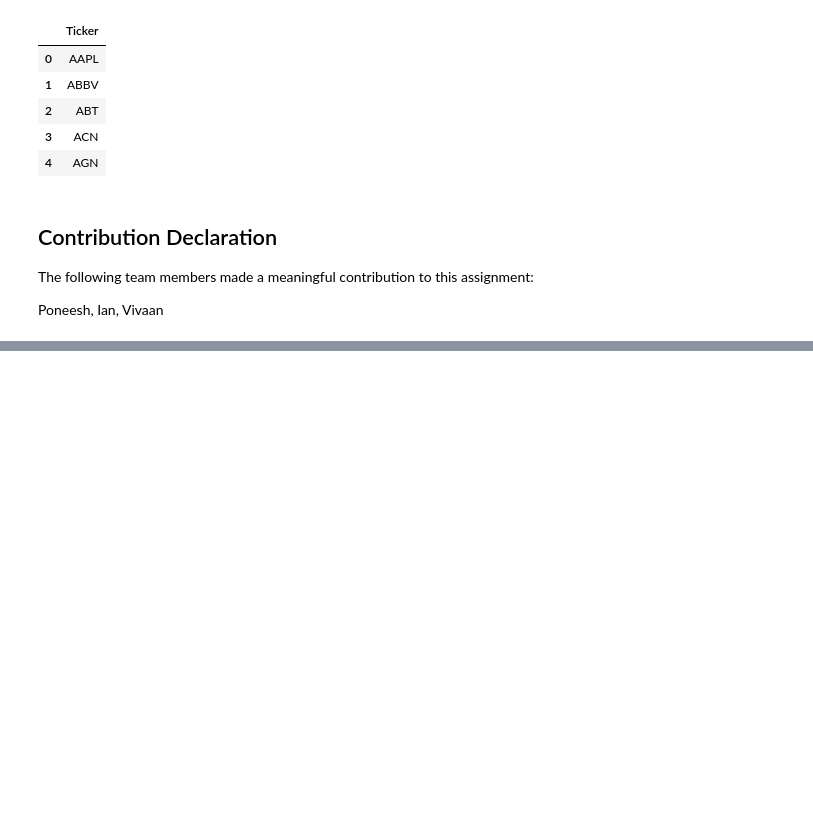
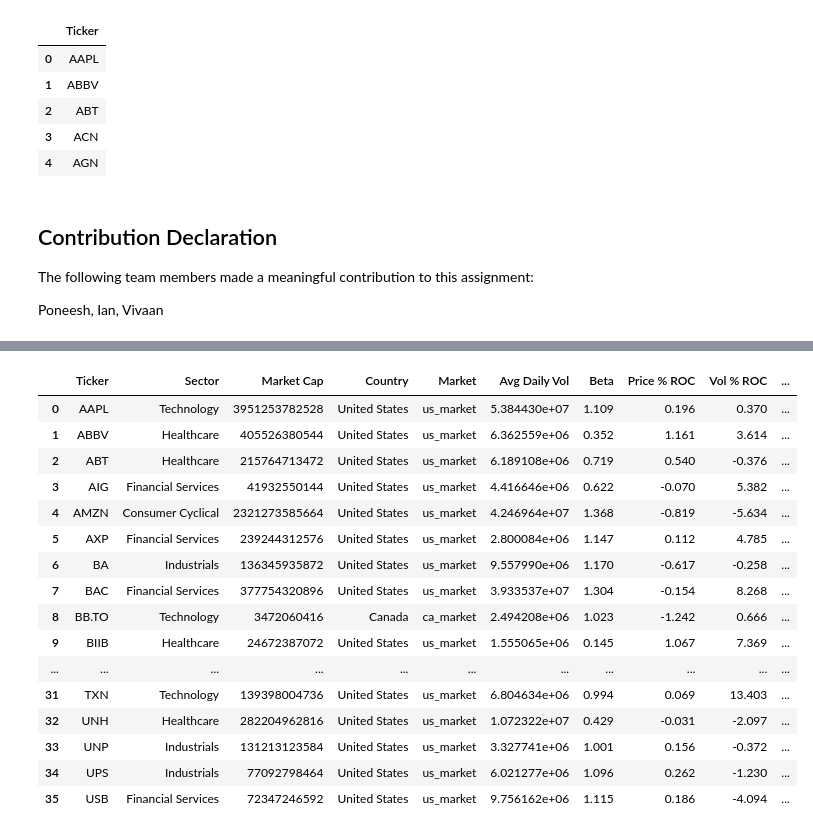
Before and after one commit to IanLeung12/CFM-Group-Project, a Jupyter notebook: Team_18_Assignment.ipynb, the cells around one changed output, grey strips where cells are left out. Drawn from its saved outputs; the diff is of its cells as text; code cells hidden in the pictures; blank space fills up the shorter version.

Commit message:
working score

```diff
--- a/Team_18_Assignment.ipynb
+++ b/Team_18_Assignment.ipynb
@@ -230,0 +211,39 @@ Date
+# %%
+def get_score(ticker_df):
+    ticker_df['Score'] = (
+        # 1: Momentum (75%)
+        350 * bounded_score(ticker_df['Price % ROC'], 0, 1.2) +
+        250 * bounded_score(ticker_df['RSI'], 40, 80) +
+        150 * bounded_score(ticker_df['SMA Trend'], 0.5, -2) +
+
+        # 2: Volume (20%)
+        200 * bounded_score(ticker_df['Vol % ROC'], 0, 7) +
+
+        # 3: Volatility (5%)
+        200 * bounded_score(ticker_df['Beta'], 0.5, 1.5)
+        )
+
+def bounded_score(col, min, max):
+    return np.round(np.clip((col - min) / (max - min), 0, 1), 3)
+# %%
+get_score(filtered_df)
+
+filtered_df
+# %% [output]
+|  | Ticker | Sector | Market Cap | Country | Market | Avg Daily Vol | Beta | Price % ROC | Vol % ROC | ... |
+| 0 | AAPL | Technology | 3951253782528 | United States | us_market | 5.384430e+07 | 1.109 | 0.196 | 0.370 | ... |
+| 1 | ABBV | Healthcare | 405526380544 | United States | us_market | 6.362559e+06 | 0.352 | 1.161 | 3.614 | ... |
+| 2 | ABT | Healthcare | 215764713472 | United States | us_market | 6.189108e+06 | 0.719 | 0.540 | -0.376 | ... |
+| 3 | AIG | Financial Services | 41932550144 | United States | us_market | 4.416646e+06 | 0.622 | -0.070 | 5.382 | ... |
+| 4 | AMZN | Consumer Cyclical | 2321273585664 | United States | us_market | 4.246964e+07 | 1.368 | -0.819 | -5.634 | ... |
+| 5 | AXP | Financial Services | 239244312576 | United States | us_market | 2.800084e+06 | 1.147 | 0.112 | 4.785 | ... |
+| 6 | BA | Industrials | 136345935872 | United States | us_market | 9.557990e+06 | 1.170 | -0.617 | -0.258 | ... |
+| 7 | BAC | Financial Services | 377754320896 | United States | us_market | 3.933537e+07 | 1.304 | -0.154 | 8.268 | ... |
+| 8 | BB.TO | Technology | 3472060416 | Canada | ca_market | 2.494208e+06 | 1.023 | -1.242 | 0.666 | ... |
+| 9 | BIIB | Healthcare | 24672387072 | United States | us_market | 1.555065e+06 | 0.145 | 1.067 | 7.369 | ... |
+| ... | ... | ... | ... | ... | ... | ... | ... | ... | ... | ... |
+| 31 | TXN | Technology | 139398004736 | United States | us_market | 6.804634e+06 | 0.994 | 0.069 | 13.403 | ... |
+| 32 | UNH | Healthcare | 282204962816 | United States | us_market | 1.072322e+07 | 0.429 | -0.031 | -2.097 | ... |
+| 33 | UNP | Industrials | 131213123584 | United States | us_market | 3.327741e+06 | 1.001 | 0.156 | -0.372 | ... |
+| 34 | UPS | Industrials | 77092798464 | United States | us_market | 6.021277e+06 | 1.096 | 0.262 | -1.230 | ... |
+| 35 | USB | Financial Services | 72347246592 | United States | us_market | 9.756162e+06 | 1.115 | 0.186 | -4.094 | ... |
```
Also changed, not shown: parts of 4 cells of this notebook, 1 other file.
